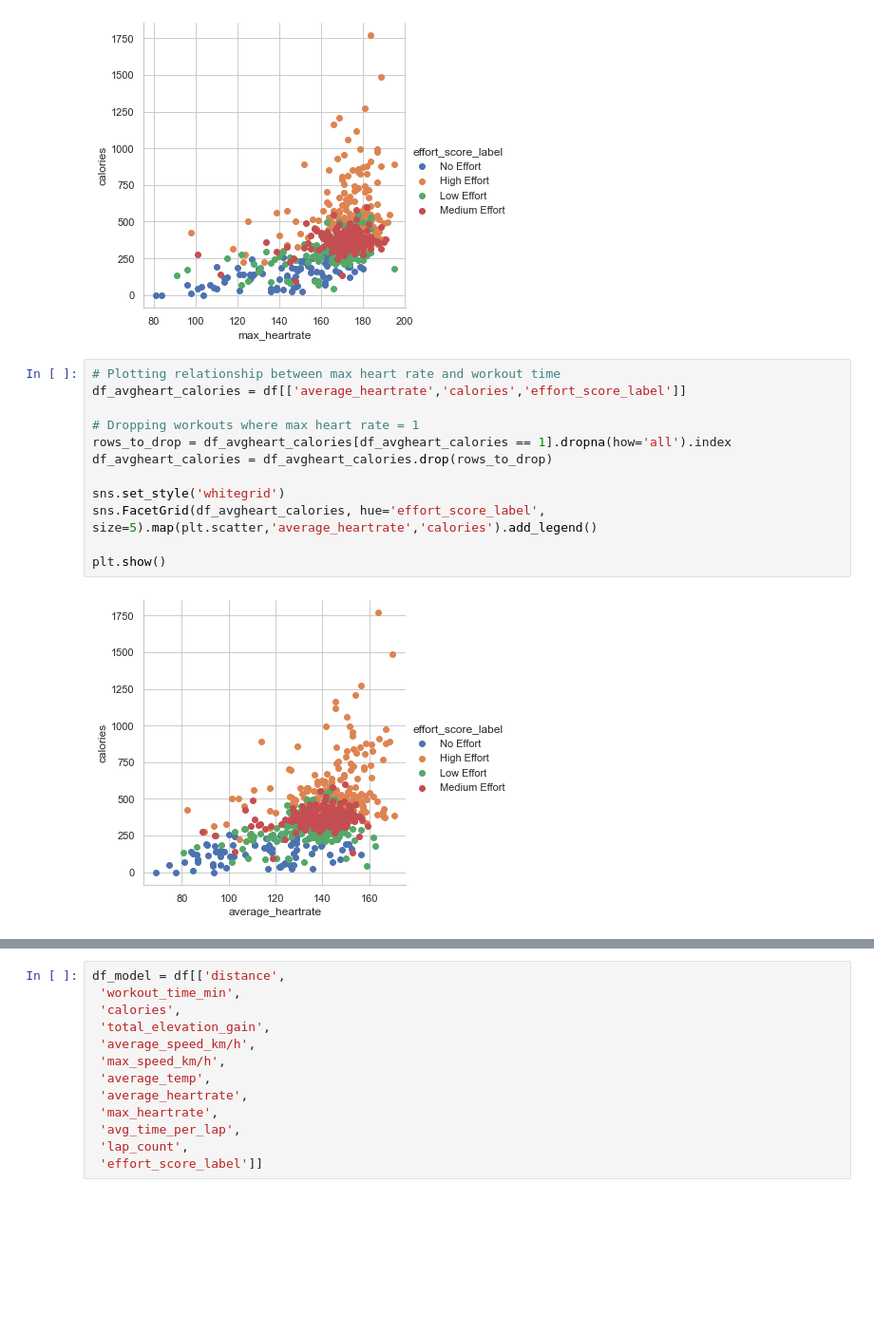
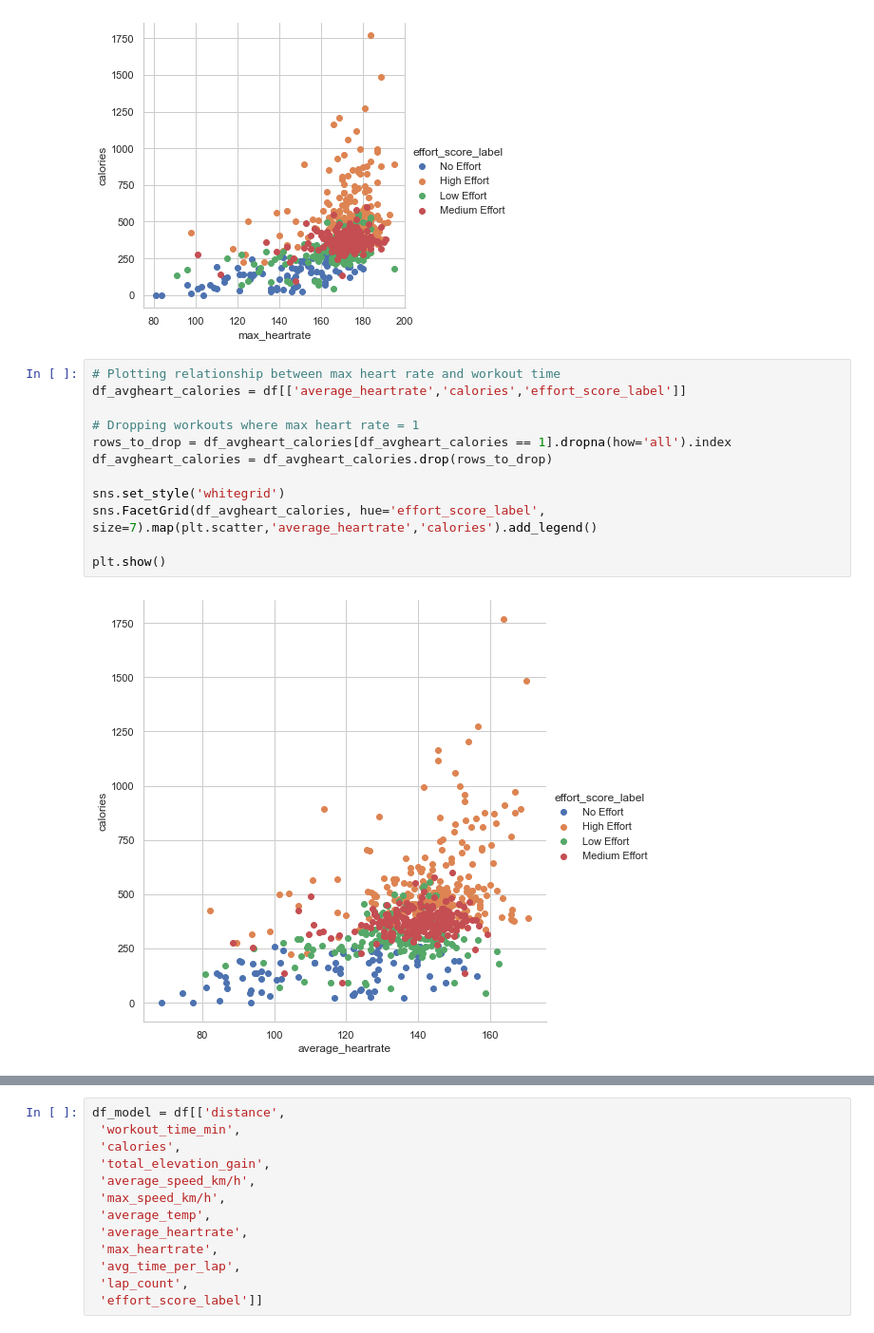
Before and after one commit to ManuelElizaldi/PyStrava, a Jupyter notebook: KNN_Notebook.ipynb, the cells around one changed output, grey strips where cells are left out. Shown at 95% size. Saved outputs shown, nothing was run; the diff lists cells and outputs as text; blank space fills up the shorter version.

```diff
--- a/KNN_Notebook.ipynb
+++ b/KNN_Notebook.ipynb
@@ -72,14 +74,14 @@ plt.show()
 # %%
 # Plotting relationship between max heart rate and workout time
 df_avgheart_calories = df[['average_heartrate','calories','effort_score_label']]
 
 # Dropping workouts where max heart rate = 1
 rows_to_drop = df_avgheart_calories[df_avgheart_calories == 1].dropna(how='all').index
 df_avgheart_calories = df_avgheart_calories.drop(rows_to_drop)
 
 sns.set_style('whitegrid')
-sns.FacetGrid(df_avgheart_calories, hue='effort_score_label', size=5).map(plt.scatter,'average_heartrate','calories').add_legend()
+sns.FacetGrid(df_avgheart_calories, hue='effort_score_label', size=7).map(plt.scatter,'average_heartrate','calories').add_legend()
 
 plt.show()
 # %% [output]
-[figure, old version]
+[figure, new version]
```
Also changed, not shown: parts of 9 cells of this notebook.
